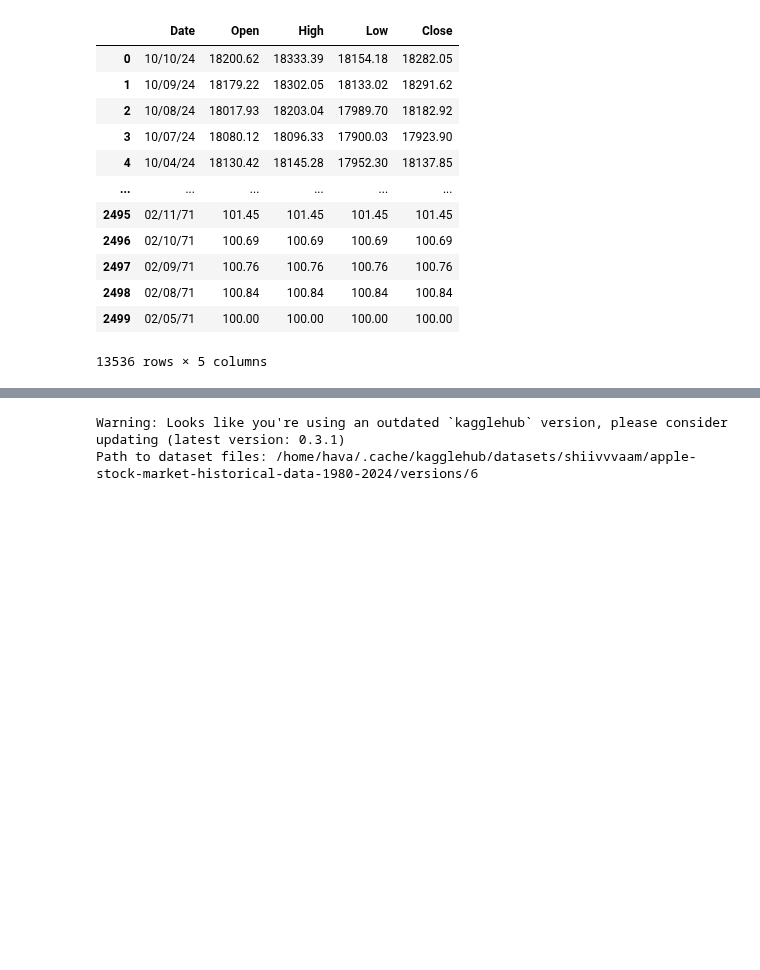
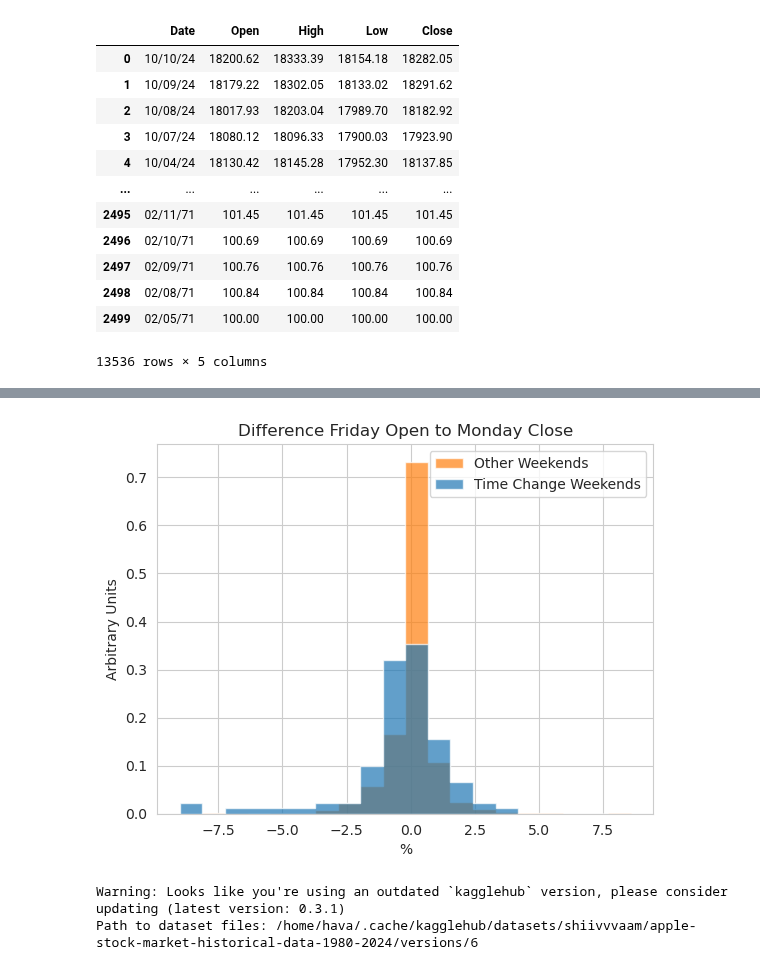
Before and after one commit to ghuckabe/DSTMarketAnalysis, a Jupyter notebook: data_exploration.ipynb, the cells around one changed output, grey strips where cells are left out. Drawn from its saved outputs; the diff is of its cells as text; code cells hidden in the pictures; blank space fills up the shorter version.

```diff
--- a/data_exploration.ipynb
+++ b/data_exploration.ipynb
@@ -136,0 +182,20 @@ plot_overlaid_fractional_difference(price_dst_mon[' Low'], price_dst_mon[' High'
+# %%
+wsj_fri = price[price['Date'].dt.day_name()=='Friday']
+wsj_fri = wsj_fri.drop(wsj_fri[wsj_fri['Date'].isin(dst_fri_spring) | wsj_fri['Date'].isin(dst_fri_fall)].index)
+wsj_mon = price[price['Date'].dt.day_name()=='Monday']
+wsj_mon = wsj_mon.drop(wsj_mon[wsj_mon['Date'].isin(dst_mon_spring) | wsj_mon['Date'].isin(dst_mon_fall)].index)
+wsj_fri = wsj_fri.drop(wsj_fri[wsj_fri['Date'].isin(wsj_mon['Date']+pd.DateOffset(-3))==False].index)
+wsj_mon = wsj_mon.drop(wsj_mon[wsj_mon['Date'].isin(wsj_fri['Date']+pd.DateOffset(3))==False].index)
+price_dst_fri = price_dst_fri.drop(price_dst_fri[price_dst_fri['Date'].isin(price_dst_mon['Date']+pd.DateOffset(-3))==False].index)
+price_dst_mon = price_dst_mon.drop(price_dst_mon[price_dst_mon['Date'].isin(price_dst_fri['Date']+pd.DateOffset(3))==False].index)
+
+wsj_fri = wsj_fri.reset_index(drop=True)
+wsj_mon = wsj_mon.reset_index(drop=True)
+price_dst_fri = price_dst_fri.reset_index(drop=True)
+price_dst_mon = price_dst_mon.reset_index(drop=True)
+
+print(len(wsj_fri))
+print(len(wsj_mon))
+print(len(price_dst_mon))
+print(len(price_dst_fri))
+price_dst_mon[' Close'] - price_dst_fri[' Open']
@@ -137,3 +219,7 @@ plot_overlaid_fractional_difference(price_dst_mon[' Low'], price_dst_mon[' High'
+# %%
+plot_overlaid_fractional_difference(price_dst_fri[' Open'], price_dst_mon[' Close'], wsj_fri[' Open'], wsj_fri[' Close'], 'Time Change Weekends', 'Other Weekends', 'Difference Friday Open to Monday Close', 20)
+# %% [output]
+[figure, added]
 # %%
 import kagglehub
 apple_path = kagglehub.dataset_download("shiivvvaam/apple-stock-market-historical-data-1980-2024")
```
Also changed, not shown: parts of 12 cells of this notebook.
